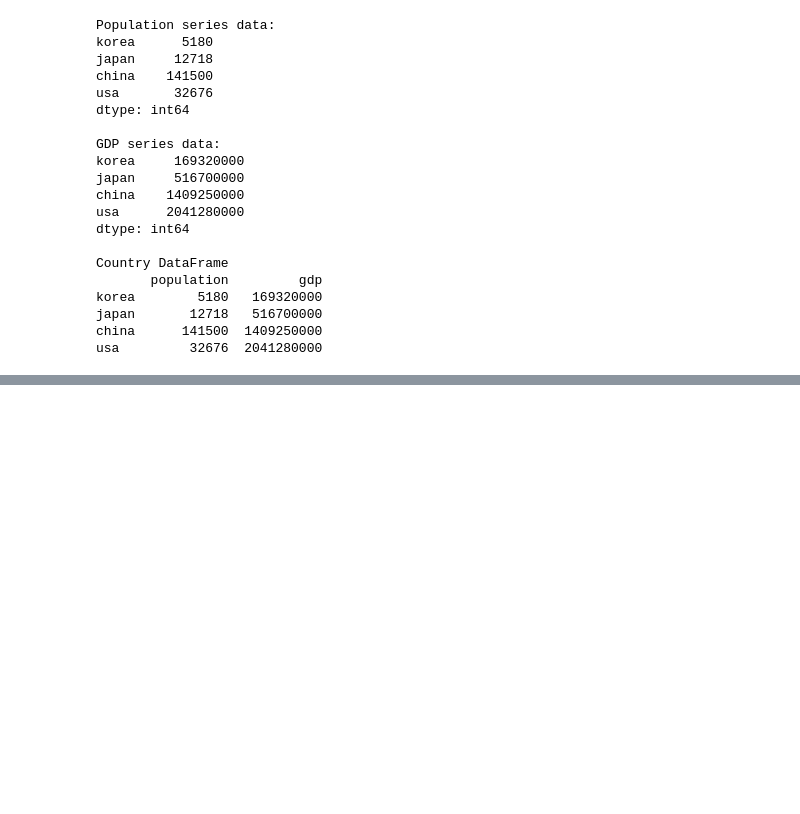
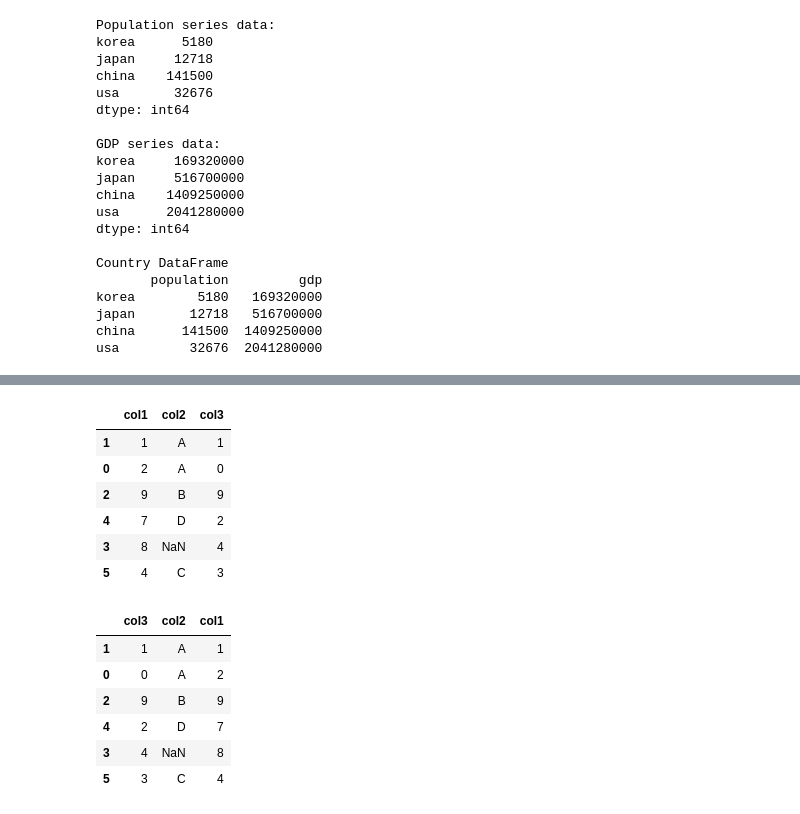
Before and after one commit to DestinyKim/Selfstudy_repo, a Jupyter notebook: 데이터 분석을 위한 라이브러리_Pandas.ipynb, the cells around one changed output, grey strips where cells are left out. Saved outputs shown, nothing was run; the diff lists cells and outputs as text; code cells hidden in the pictures; blank space fills up the shorter version.

```diff
--- a/데이터 분석을 위한 라이브러리_Pandas.ipynb
+++ b/데이터 분석을 위한 라이브러리_Pandas.ipynb
@@ -381,0 +460,24 @@ print(df.query("A < 0.5 and B>0.3"))
+# %%
+# axis = 1 : 열 인덱스 기준 정렬, 내림차순 정렬
+df = pd.DataFrame({'col1':[1, 2, 9, 7, 8, 4],
+                  'col2':['A','A','B','D','NaN','C'],
+                  'col3':[1, 0, 9, 2, 4, 3]}, index = [1, 0, 2, 4, 3, 5])
+display(df)
+
+df = df.sort_index(axis = 1, ascending = False)
+display(df)
+# %% [output]
+|  | col1 | col2 | col3 |
+| 1 | 1 | A | 1 |
+| 0 | 2 | A | 0 |
+| 2 | 9 | B | 9 |
+| 4 | 7 | D | 2 |
+| 3 | 8 | NaN | 4 |
+| 5 | 4 | C | 3 |
+|  | col3 | col2 | col1 |
+| 1 | 1 | A | 1 |
+| 0 | 0 | A | 2 |
+| 2 | 9 | B | 9 |
+| 4 | 2 | D | 7 |
+| 3 | 4 | NaN | 8 |
+| 5 | 3 | C | 4 |
```
Also changed, not shown: parts of 38 cells of this notebook.
